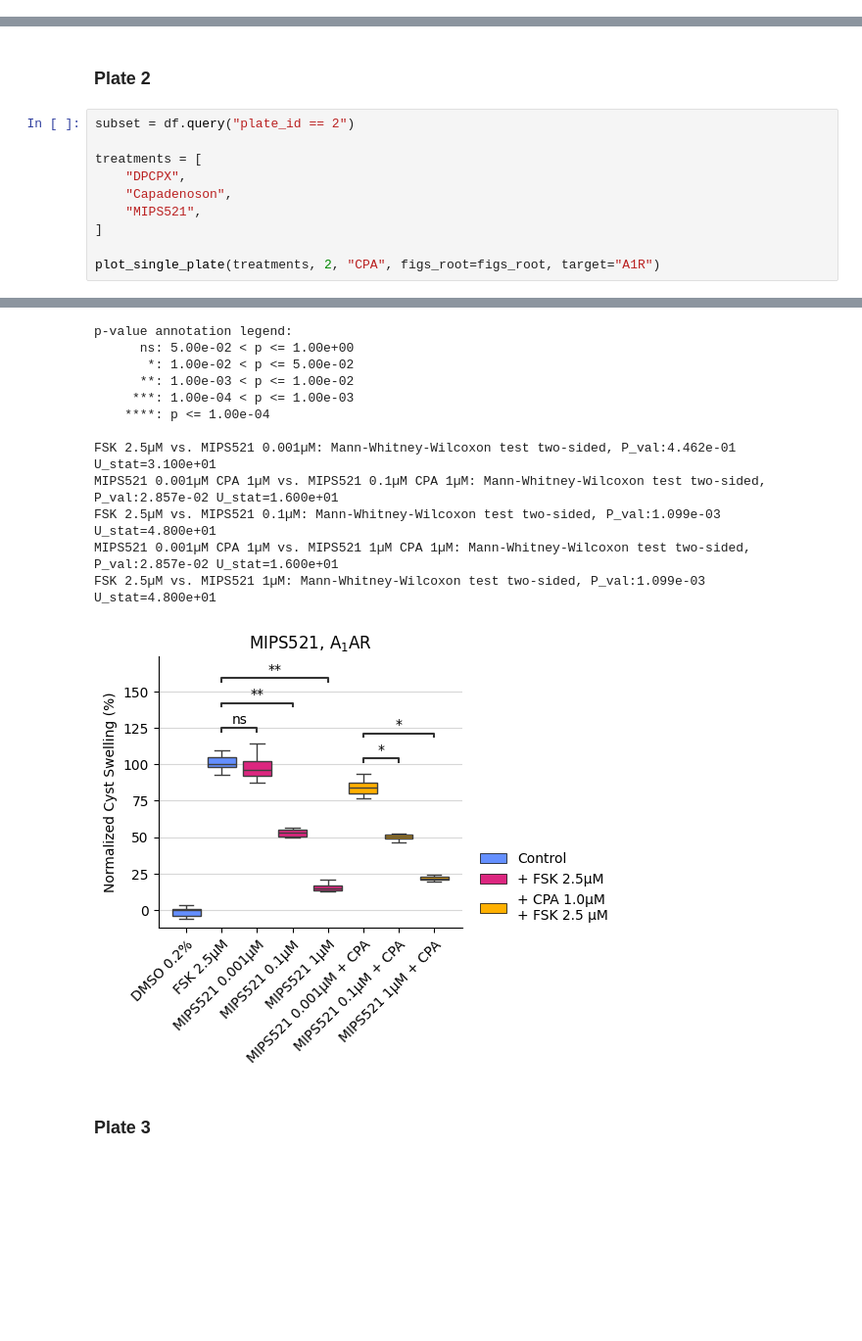
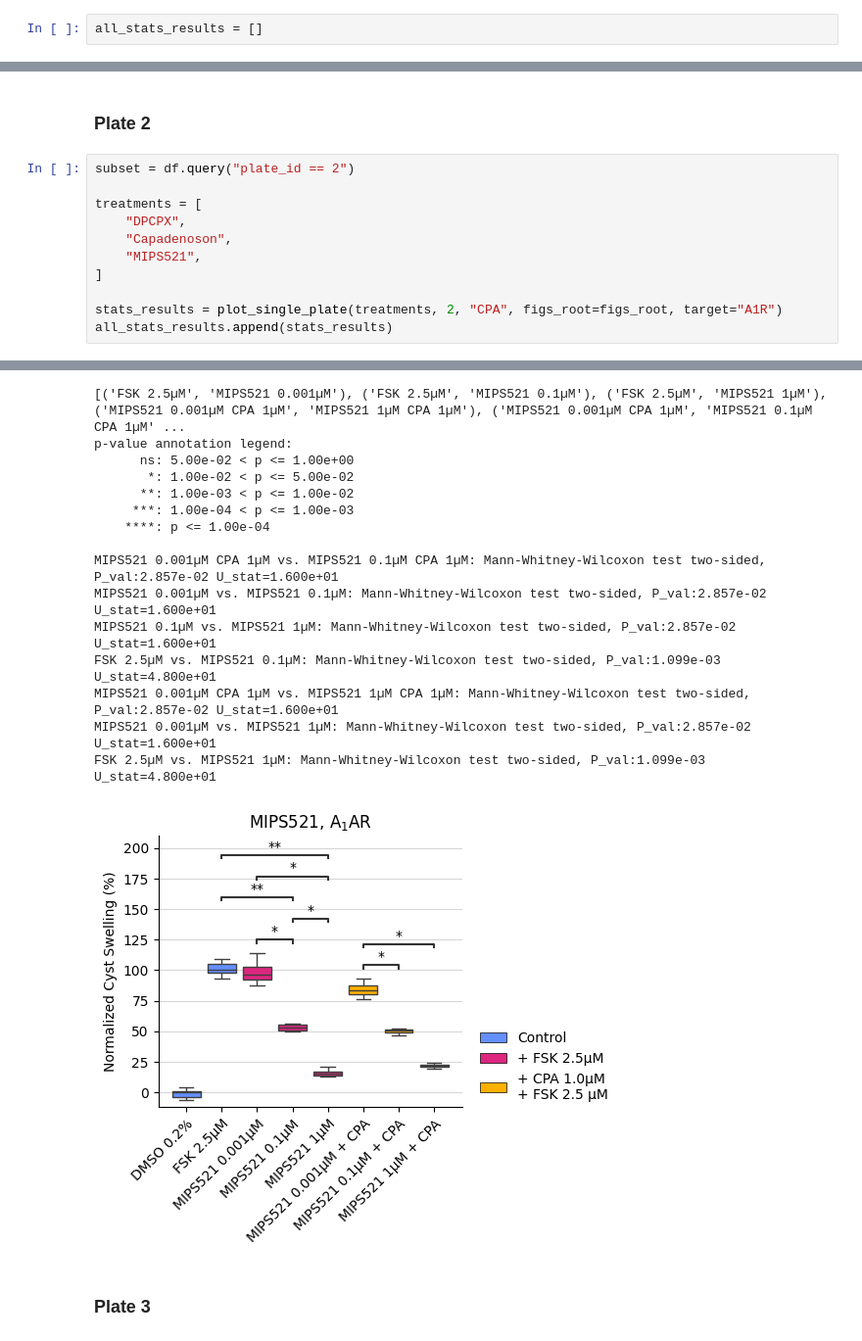
Before and after one commit to CDDLeiden/cyst-to-target-and-back, a Jupyter notebook: 04_Virtual_Screening/ADPKD-ExplorationScreening-analysis.ipynb, the cells around one changed output, grey strips where cells are left out. Shown at 98% size. Cells and saved outputs as stored; diff of their text form; blank space fills up the shorter version.

```diff
--- a/04_Virtual_Screening/ADPKD-ExplorationScreening-analysis.ipynb
+++ b/04_Virtual_Screening/ADPKD-ExplorationScreening-analysis.ipynb
@@ -293,3 +349,5 @@ def plot_single_plate(
+# %%
+all_stats_results = []
 # %% [markdown]
 ## ADORA1
 # %% [markdown]
@@ -303,7 +361,8 @@ treatments = [
     "MIPS521",
 ]
 
-plot_single_plate(treatments, 2, "CPA", figs_root=figs_root, target="A1R")
+stats_results = plot_single_plate(treatments, 2, "CPA", figs_root=figs_root, target="A1R")
+all_stats_results.append(stats_results)
 # %% [output]
 A value is trying to be set on a copy of a slice from a DataFrame.
 Try using .loc[row_indexer,col_indexer] = value instead
@@ -354,26 +413,29 @@ FSK 2.5µM vs. Capadenoson 1µM: Mann-Whitney-Wilcoxon test two-sided, P_val:1.0
 A value is trying to be set on a copy of a slice from a DataFrame.
 Try using .loc[row_indexer,col_indexer] = value instead
 
 See the caveats in the documentation: https://pandas.pydata.org/pandas-docs/stable/user_guide/indexing.html#returning-a-view-versus-a-copy
   subset_controls["Treatment 2"] = "Control"
 A value is trying to be set on a copy of a slice from a DataFrame.
 Try using .loc[row_indexer,col_indexer] = value instead
 
 See the caveats in the documentation: https://pandas.pydata.org/pandas-docs/stable/user_guide/indexing.html#returning-a-view-versus-a-copy
   subset_cpd["Treatment 2 Sort Key"] = subset_cpd["Treatment 2"].apply(
+[('FSK 2.5µM', 'MIPS521 0.001µM'), ('FSK 2.5µM', 'MIPS521 0.1µM'), ('FSK 2.5µM', 'MIPS521 1µM'), ('MIPS521 0.001µM CPA 1µM', 'MIPS521 1µM CPA 1µM'), ('MIPS521 0.001µM CPA 1µM', 'MIPS521 0.1µM CPA 1µM' ...
 p-value annotation legend:
       ns: 5.00e-02 < p <= 1.00e+00
        *: 1.00e-02 < p <= 5.00e-02
       **: 1.00e-03 < p <= 1.00e-02
      ***: 1.00e-04 < p <= 1.00e-03
     ****: p <= 1.00e-04
 
-FSK 2.5µM vs. MIPS521 0.001µM: Mann-Whitney-Wilcoxon test two-sided, P_val:4.462e-01 U_stat=3.100e+01
 MIPS521 0.001µM CPA 1µM vs. MIPS521 0.1µM CPA 1µM: Mann-Whitney-Wilcoxon test two-sided, P_val:2.857e-02 U_stat=1.600e+01
+MIPS521 0.001µM vs. MIPS521 0.1µM: Mann-Whitney-Wilcoxon test two-sided, P_val:2.857e-02 U_stat=1.600e+01
+MIPS521 0.1µM vs. MIPS521 1µM: Mann-Whitney-Wilcoxon test two-sided, P_val:2.857e-02 U_stat=1.600e+01
 FSK 2.5µM vs. MIPS521 0.1µM: Mann-Whitney-Wilcoxon test two-sided, P_val:1.099e-03 U_stat=4.800e+01
 MIPS521 0.001µM CPA 1µM vs. MIPS521 1µM CPA 1µM: Mann-Whitney-Wilcoxon test two-sided, P_val:2.857e-02 U_stat=1.600e+01
+MIPS521 0.001µM vs. MIPS521 1µM: Mann-Whitney-Wilcoxon test two-sided, P_val:2.857e-02 U_stat=1.600e+01
 FSK 2.5µM vs. MIPS521 1µM: Mann-Whitney-Wilcoxon test two-sided, P_val:1.099e-03 U_stat=4.800e+01
-[figure, old version]
+[figure, new version]
 # %% [markdown]
 ### Plate 3
 # %%
```
Also changed, not shown: parts of 8 cells of this notebook, 2 other files.
